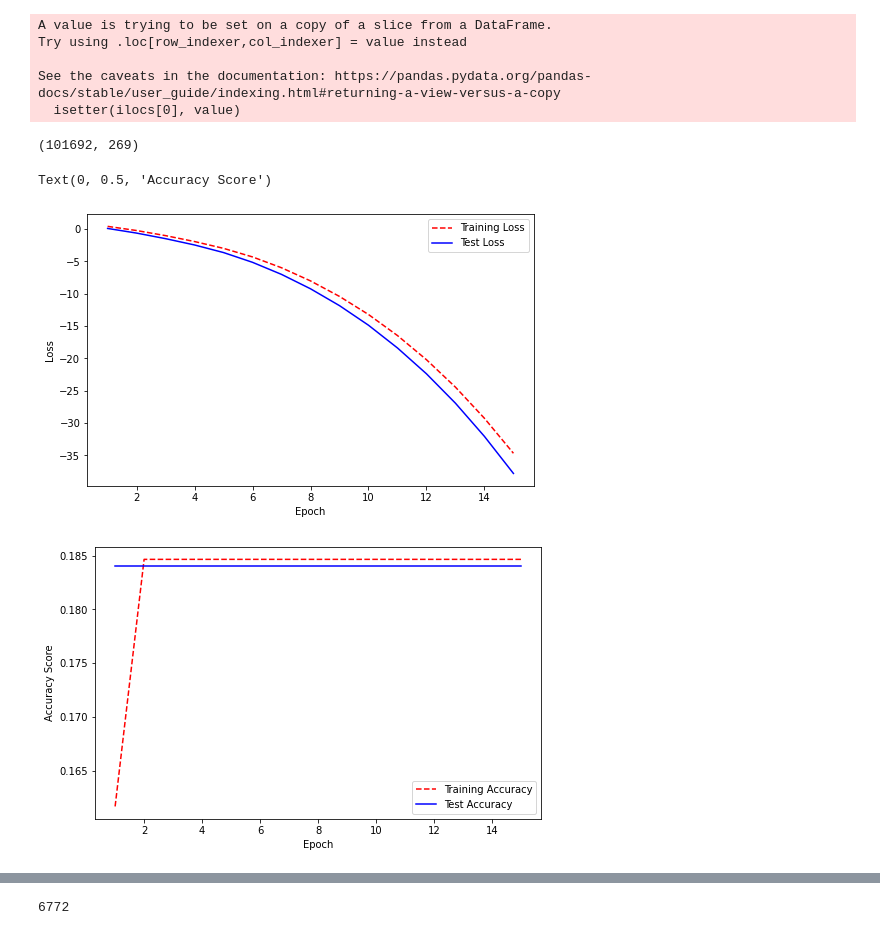
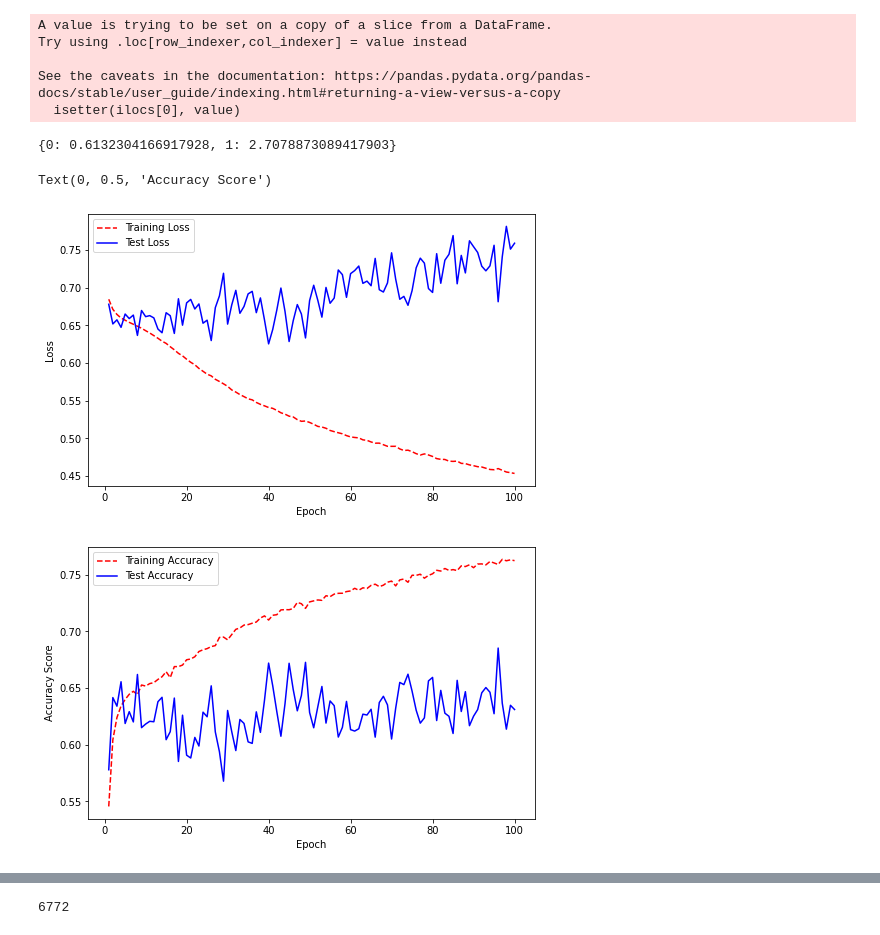
Before and after one commit to christian235711/Predict_models_fdf21, a Jupyter notebook: FDF21_Neural_Networks.ipynb, the cells around one changed output, grey strips where cells are left out. Saved outputs shown, nothing was run; the diff lists cells and outputs as text; code cells hidden in the pictures.

Commit message:
keras class_weight modif evaluation targets (1,2) (1,0)

```diff
--- a/FDF21_Neural_Networks.ipynb
+++ b/FDF21_Neural_Networks.ipynb
@@ -419,85 +358,99 @@ train_set, test_set = train_test_split(data, test_size = 0.2, random_state=0 )
 
 train_X_s = (train_set.iloc[:,1:nb_var]).to_numpy()
 train_Y_s = np.asanyarray(train_set.iloc[:,nb_var])
+train_Y_s[train_Y_s==2]=0
+train_Y_s[train_Y_s==1]=1
 
 test_X_s = (test_set.iloc[:,1:nb_var]).to_numpy()
 test_Y_s = np.asanyarray(test_set.iloc[:,nb_var])
+test_Y_s[test_Y_s==2]=0
+train_Y_s[train_Y_s==1]=1
 # %% [output]
 A value is trying to be set on a copy of a slice from a DataFrame.
 Try using .loc[row_indexer,col_indexer] = value instead
 
 See the caveats in the documentation: https://pandas.pydata.org/pandas-docs/stable/user_guide/indexing.html#returning-a-view-versus-a-copy
   isetter(ilocs[0], value)
-# %%
-train_X_s.shape
-# %% [output]
-(101692, 269)
 # %%
 
 from keras import models, layers
 from keras.wrappers.scikit_learn import KerasClassifier
-
+from sklearn.utils import class_weight
 # np.random.seed(0)
 
-# numbers of features
-number_of_features = train_X_s.shape[1]
+
 
 
 
 
 # Create function returning a compiled network
 
-def create_network():
+def create_network(number_of_features):
+    # numbers of features
+    number_of_features = number_of_features  #train_X_s.shape[1]
+
     # start neural network
     network = models.Sequential()
 
     # add fully connected layer with a ReLU activation function
-    network.add(layers.Dense(units=16, activation="relu", input_shape = (number_of_features, ) ))
+    network.add(layers.Dense(units=50, activation="relu", input_shape = (number_of_features, ) ))
 
     # add fully connected layer with a ReLu activation function
-    network.add(layers.Dense(units=16, activation = "relu" ) )
+    network.add(layers.Dense(units=100, activation = "relu" ) )
+
+    # add fully connected layer with a ReLu activation function
+    network.add(layers.Dense(units=50, activation = "relu" ) )
+
+    # add fully connected layer with a ReLu activation function
+    #network.add(layers.Dense(units=10, activation = "relu" ) )
 
     # add fully connected layer with a sigmoid activation function
     network.add(layers.Dense(units=1, activation = "sigmoid" ) )
 
     # compile neural network
-    network.compile(loss="binary_crossentropy", optimizer ="rmsprop", metrics = ["accuracy"] )
+    network.compile(loss="binary_crossentropy", optimizer ="adam", metrics = ["accuracy"] )
 
 
     return network
+# %%
+class_weights = class_weight.compute_class_weight('balanced',np.unique(train_Y_s ),train_Y_s)
+class_weights = dict(enumerate(class_weights))
+class_weights
+# %% [output]
+{0: 0.6132304166917928, 1: 2.7078873089417903}
 # %%
 #
 # train neural network
-network = create_network()
-history= network.fit(train_X_s, train_Y_s, epochs=15, verbose=0, batch_size=6780, validation_data=(test_X_s, test_Y_s))
+network = create_network( number_of_features=train_X_s.shape[1])
+history= network.fit(train_X_s, train_Y_s, epochs=100, verbose=0, batch_size=6780,class_weight=class_weights , validation_data=(test_X_s, test_Y_s))
 
 # get training and test loss histories
 training_loss = history.history["loss"]
 test_loss = history.history["val_loss"]
 
 # create count of the number of epochs
 epoch_count = range(1, len(training_loss)+1)
 
 # visualize loss history
 plt.figure(figsize=(8,5))
 plt.plot(epoch_count, training_loss, "r--" )
 plt.plot(epoch_count, test_loss, "b-")
 plt.legend(["Training Loss", "Test Loss"])
 plt.xlabel("Epoch")
 plt.ylabel("Loss")
 
 # get training and test accuracy histories
 
 training_accuracy = history.history["accuracy"]
 test_accuracy = history.history["val_accuracy"]
 
 plt.figure(figsize=(8,5))
 plt.plot(epoch_count, training_accuracy, "r--")
 plt.plot(epoch_count, test_accuracy, "b-")
 plt.legend(["Training Accuracy", "Test Accuracy"])
 plt.xlabel("Epoch")
 plt.ylabel("Accuracy Score")
 # %% [output]
 Text(0, 0.5, 'Accuracy Score')
-[figure, old version]
+[figure, new version]
-[figure, old version]
+[figure, new version]
```
Also changed, not shown: parts of 20 cells of this notebook.
